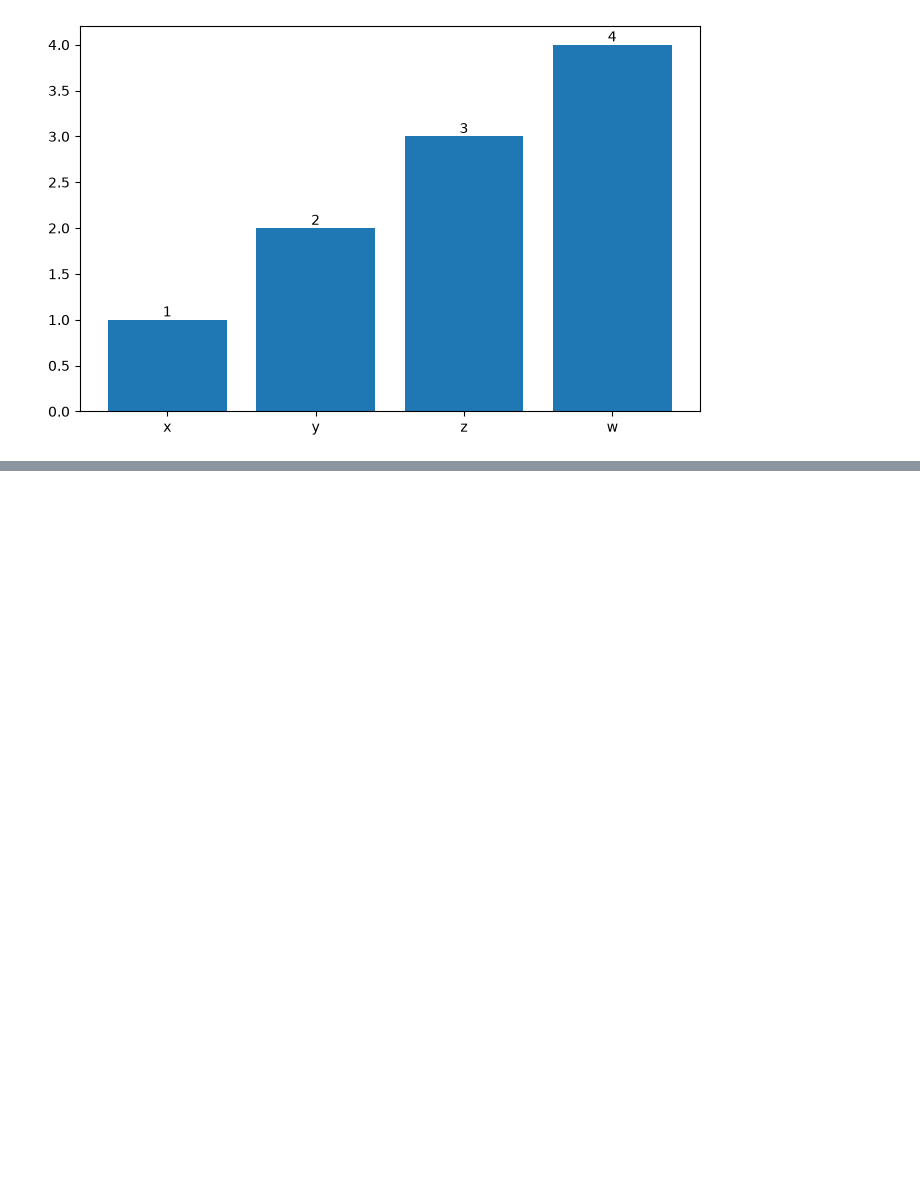
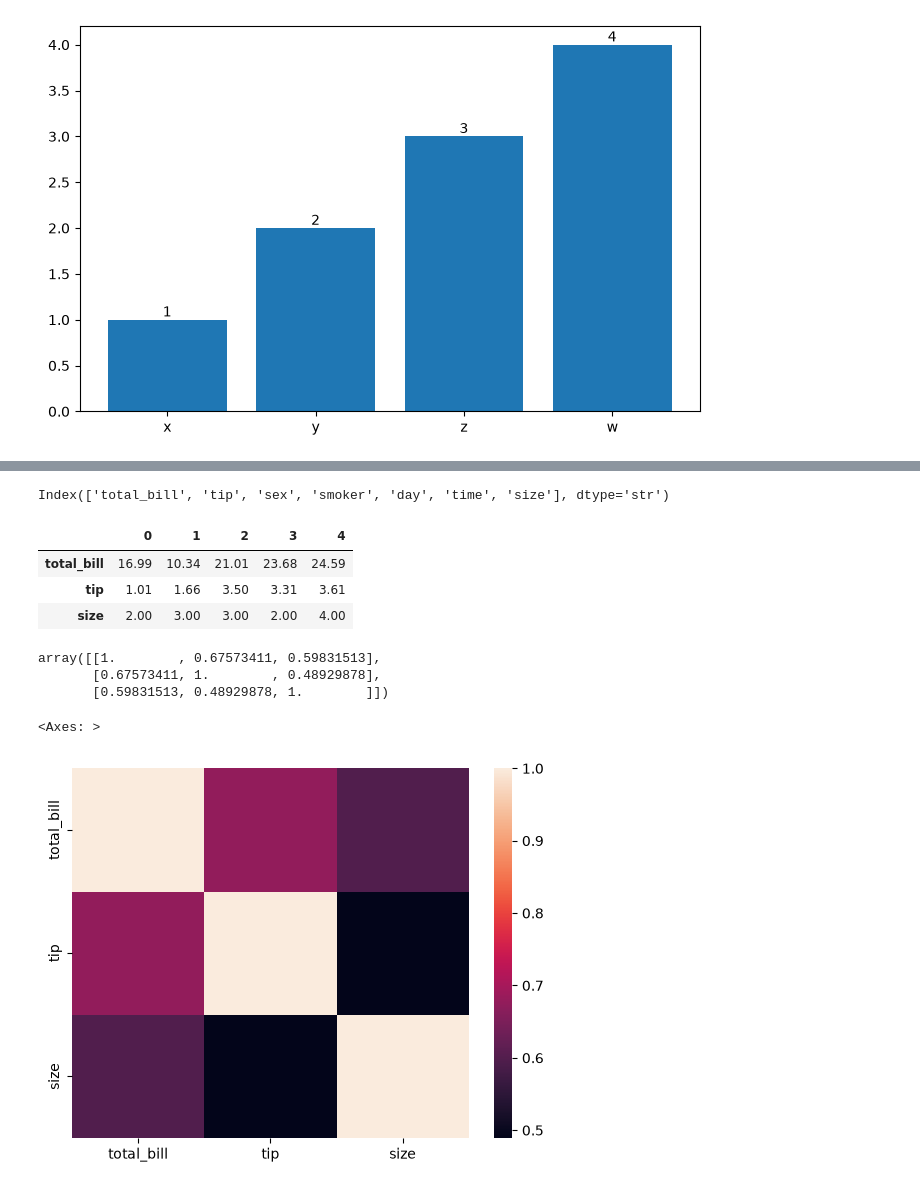
Before and after one commit to MagarVivek009/Exploratory-Data-Analysis-EDA-, a Jupyter notebook: tips.ipynb, the cells around one changed output, grey strips where cells are left out. Cells and saved outputs as stored; diff of their text form; code cells hidden in the pictures; blank space fills up the shorter version.

```diff
--- a/tips.ipynb
+++ b/tips.ipynb
@@ -142,0 +195,24 @@ ax.bar_label(bars, label_type="edge")
+# %%
+df.columns
+# %% [output]
+Index(['total_bill', 'tip', 'sex', 'smoker', 'day', 'time', 'size'], dtype='str')
+# %%
+df[['total_bill','tip','size']].head().T
+# %% [output]
+|  | 0 | 1 | 2 | 3 | 4 |
+| total_bill | 16.99 | 10.34 | 21.01 | 23.68 | 24.59 |
+| tip | 1.01 | 1.66 | 3.50 | 3.31 | 3.61 |
+| size | 2.00 | 3.00 | 3.00 | 2.00 | 4.00 |
+# %%
+var = ['total_bill','tip','size']
+df2 = np.corrcoef(df[var].T)
+df2
+# %% [output]
+array([[1.        , 0.67573411, 0.59831513],
+       [0.67573411, 1.        , 0.48929878],
+       [0.59831513, 0.48929878, 1.        ]])
+# %%
+sns.heatmap(df2,xticklabels=var, yticklabels=var)
+# %% [output]
+<Axes: >
+[figure, added]
```
Also changed, not shown: parts of 12 cells of this notebook, 1 other file.
